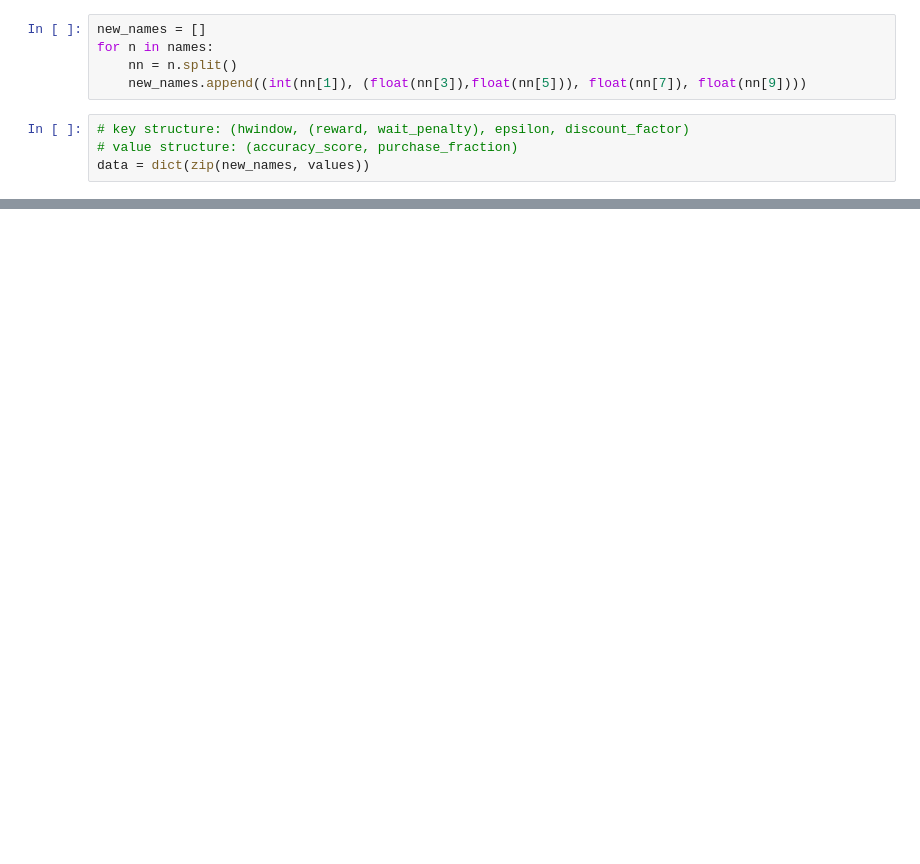
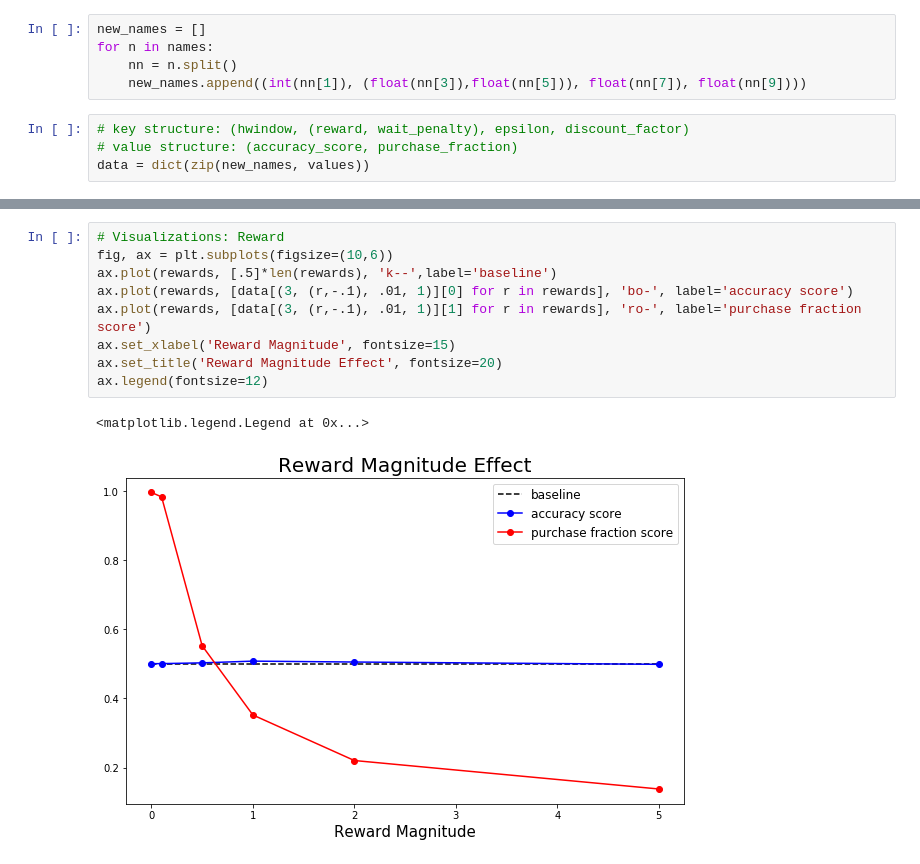
Before and after one commit to NicholasStern/final_project, a Jupyter notebook: Agent Evaluation.ipynb, the cells around one changed output, grey strips where cells are left out. Saved outputs shown, nothing was run; the diff lists cells and outputs as text; blank space fills up the shorter version.

```diff
--- a/Agent Evaluation.ipynb
+++ b/Agent Evaluation.ipynb
@@ -40,0 +42,12 @@ ax.legend(fontsize=12)
+# %%
+# Visualizations: Reward
+fig, ax = plt.subplots(figsize=(10,6))
+ax.plot(rewards, [.5]*len(rewards), 'k--',label='baseline')
+ax.plot(rewards, [data[(3, (r,-.1), .01, 1)][0] for r in rewards], 'bo-', label='accuracy score')
+ax.plot(rewards, [data[(3, (r,-.1), .01, 1)][1] for r in rewards], 'ro-', label='purchase fraction score')
+ax.set_xlabel('Reward Magnitude', fontsize=15)
+ax.set_title('Reward Magnitude Effect', fontsize=20)
+ax.legend(fontsize=12)
+# %% [output]
+<matplotlib.legend.Legend at 0x...>
+[figure, added]
```
Also changed, not shown: parts of 5 cells of this notebook, 6 other files.
